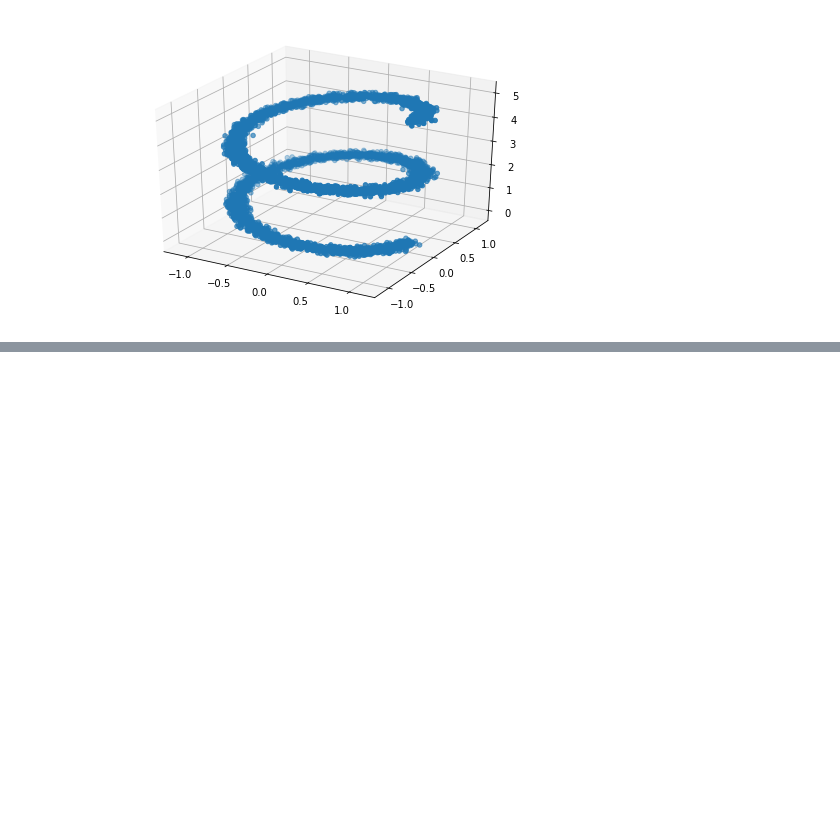
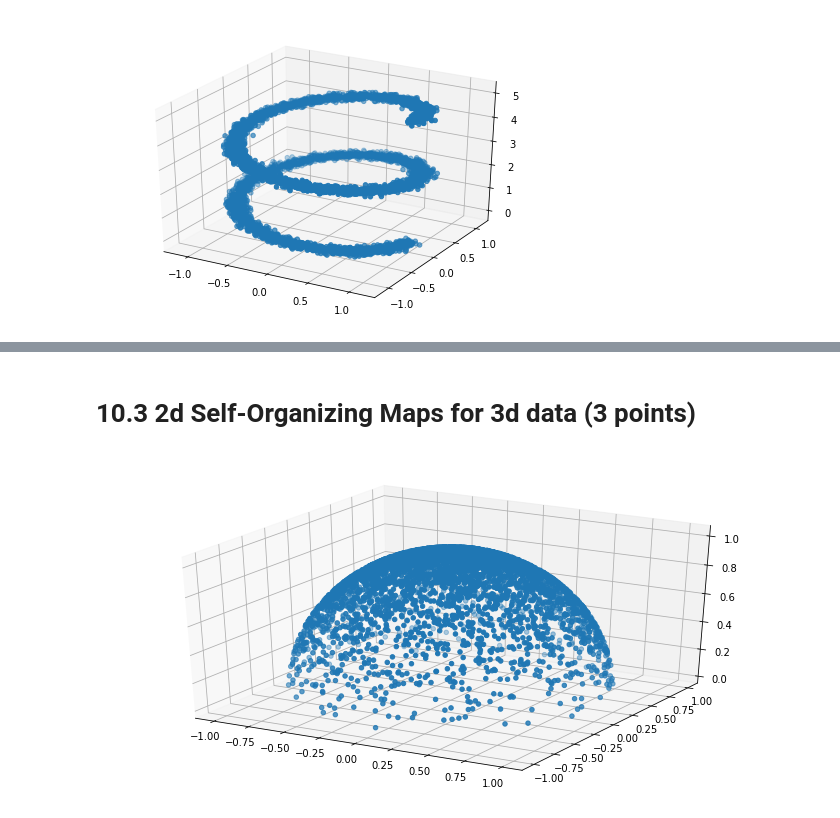
Before and after one commit to muellerfelix/mi-2, a Jupyter notebook: hw-10/HW-10.ipynb, the cells around one changed output, grey strips where cells are left out. Saved outputs shown, nothing was run; the diff lists cells and outputs as text; code cells hidden in the pictures; blank space fills up the shorter version.

```diff
--- a/hw-10/HW-10.ipynb
+++ b/hw-10/HW-10.ipynb
@@ -132,0 +139,10 @@ plt.show()
+# %% [markdown]
+# 10.3 2d Self-Organizing Maps for 3d data (3 points)
+# %%
+bowl = np.genfromtxt('bowl.csv', delimiter=',', skip_header=1)[:,1:]
+fig = plt.figure(figsize=(12, 6))
+ax = fig.add_subplot(111, projection='3d')
+ax.scatter3D(bowl[:,0], bowl[:,1], bowl[:,2])
+plt.show()
+# %% [output]
+[figure, added]
```
Also changed, not shown: parts of 15 cells of this notebook.
